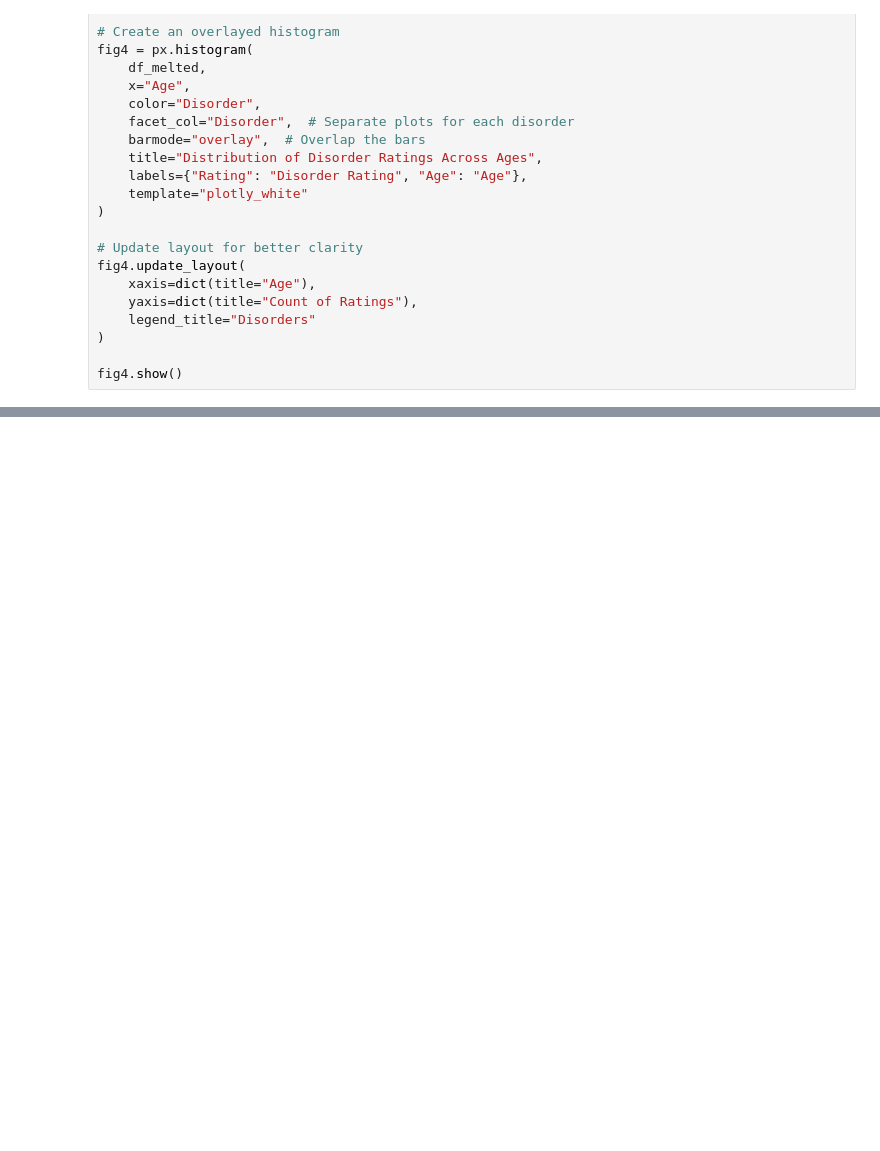
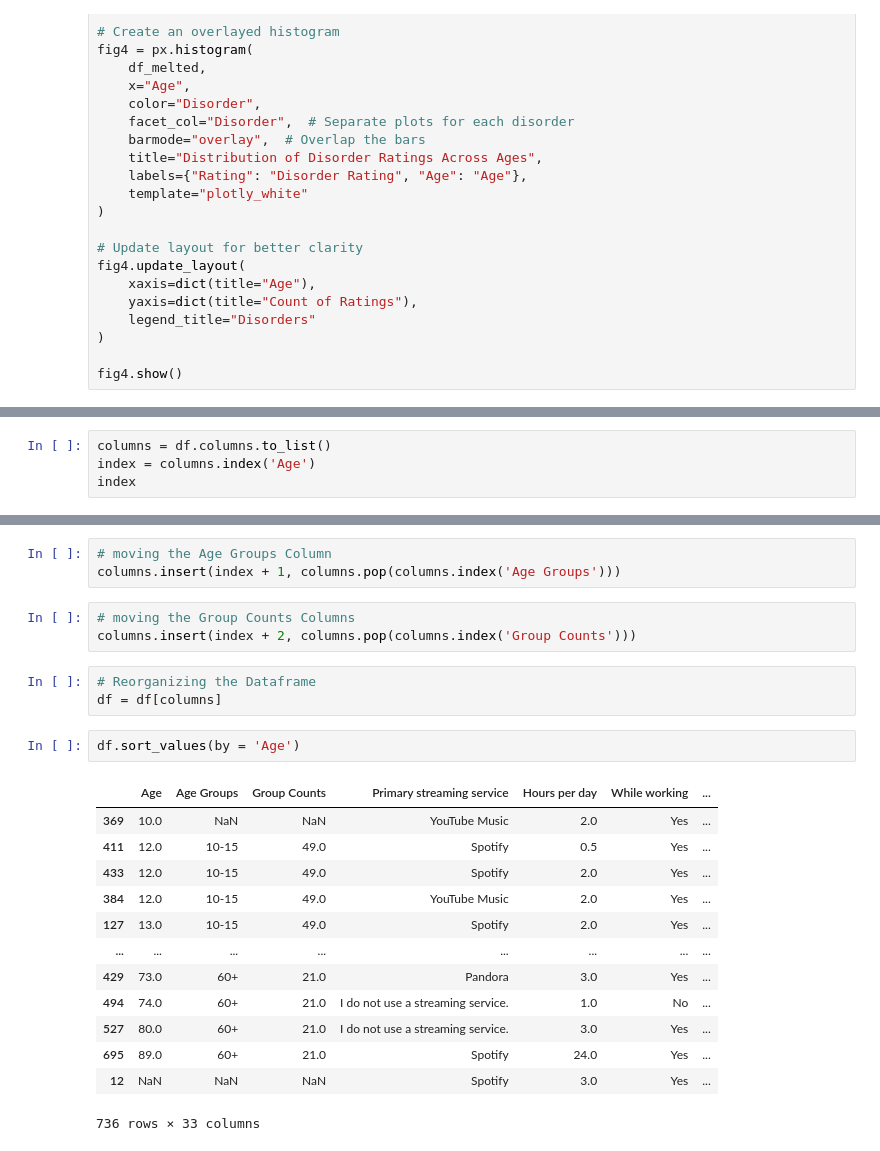
Before and after one commit to AlexToon55/h501-finalproject, a Jupyter notebook: data/BrianTestNotebook.ipynb, the cells around one changed output, grey strips where cells are left out. Drawn from its saved outputs; the diff is of its cells as text; blank space fills up the shorter version.

Commit message:
created Age Groups and Group Counts columns

```diff
--- a/data/BrianTestNotebook.ipynb
+++ b/data/BrianTestNotebook.ipynb
@@ -110,0 +148,4 @@ fig4.show()
+# %%
+columns = df.columns.to_list()
+index = columns.index('Age')
+index
@@ -110,0 +174,25 @@ fig4.show()
+# %%
+# moving the Age Groups Column
+columns.insert(index + 1, columns.pop(columns.index('Age Groups')))
+# %%
+# moving the Group Counts Columns
+columns.insert(index + 2, columns.pop(columns.index('Group Counts')))
+# %%
+# Reorganizing the Dataframe
+df = df[columns]
+# %%
+df.sort_values(by = 'Age')
+# %% [output]
+|  | Age | Age Groups | Group Counts | Primary streaming service | Hours per day | While working | ... |
+| 369 | 10.0 | NaN | NaN | YouTube Music | 2.0 | Yes | ... |
+| 411 | 12.0 | 10-15 | 49.0 | Spotify | 0.5 | Yes | ... |
+| 433 | 12.0 | 10-15 | 49.0 | Spotify | 2.0 | Yes | ... |
+| 384 | 12.0 | 10-15 | 49.0 | YouTube Music | 2.0 | Yes | ... |
+| 127 | 13.0 | 10-15 | 49.0 | Spotify | 2.0 | Yes | ... |
+| ... | ... | ... | ... | ... | ... | ... | ... |
+| 429 | 73.0 | 60+ | 21.0 | Pandora | 3.0 | Yes | ... |
+| 494 | 74.0 | 60+ | 21.0 | I do not use a streaming service. | 1.0 | No | ... |
+| 527 | 80.0 | 60+ | 21.0 | I do not use a streaming service. | 3.0 | Yes | ... |
+| 695 | 89.0 | 60+ | 21.0 | Spotify | 24.0 | Yes | ... |
+| 12 | NaN | NaN | NaN | Spotify | 3.0 | Yes | ... |
+736 rows × 33 columns
```
Also changed, not shown: parts of 4 cells of this notebook.
